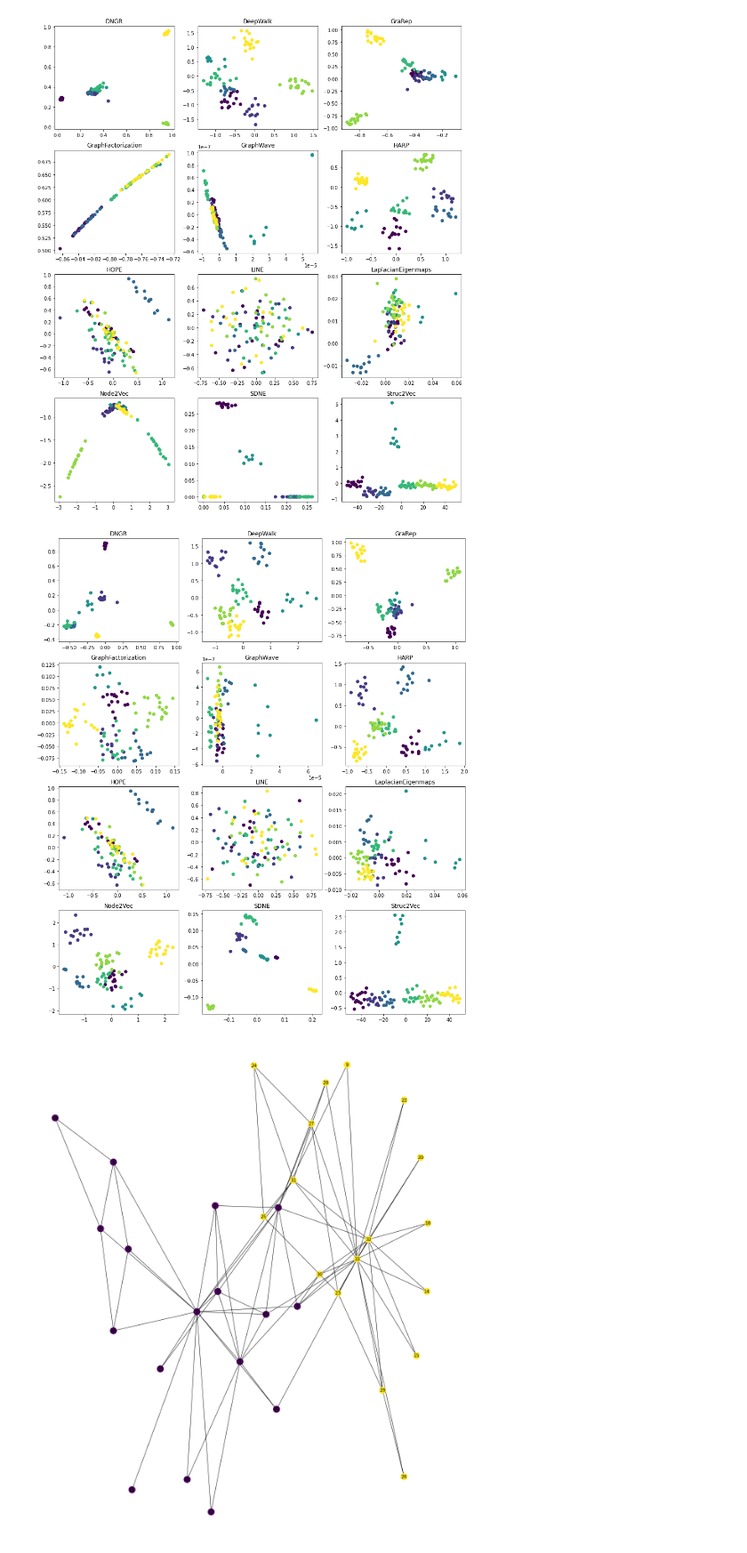
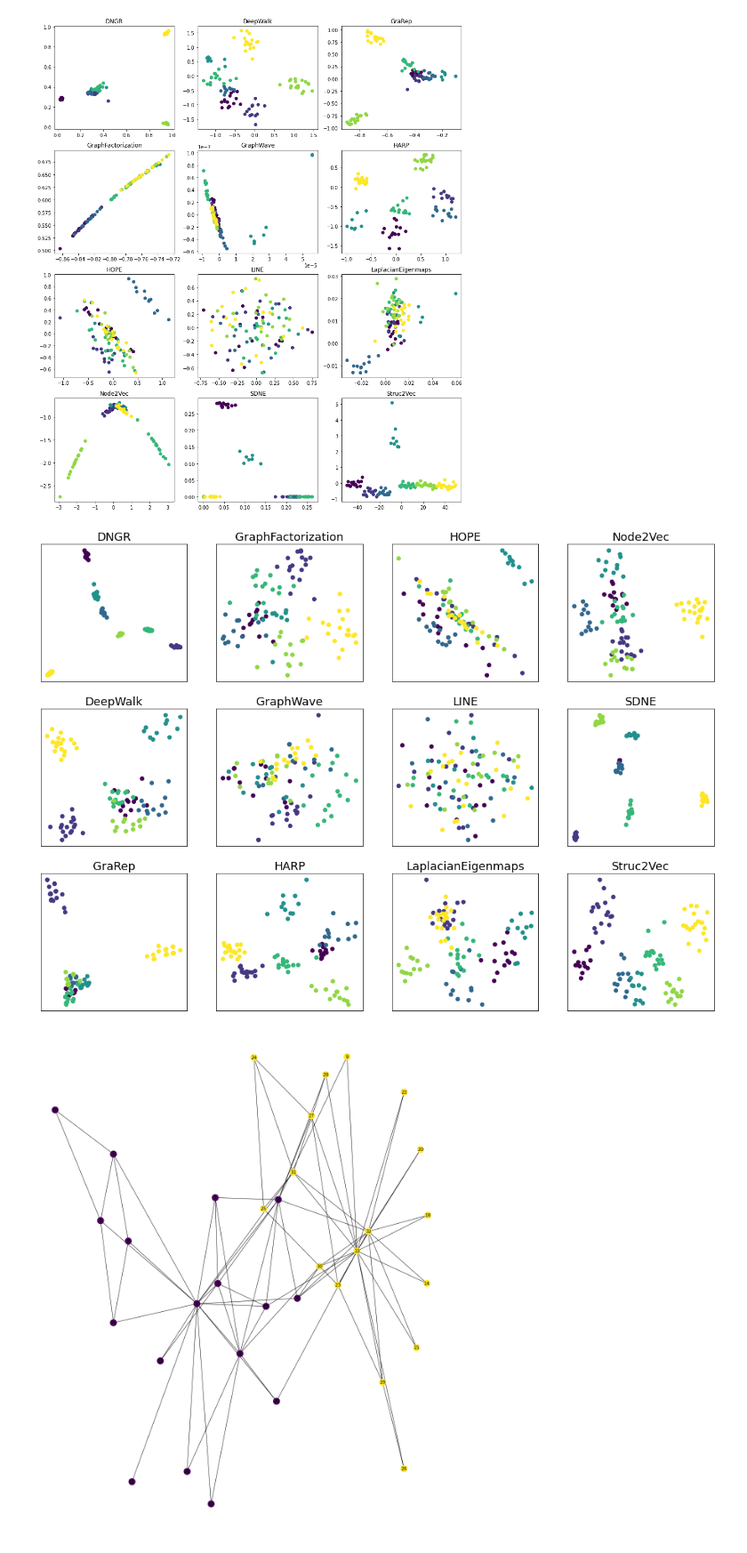
Before and after one commit to lukaszbrzozowski/ReLeGy, a Jupyter notebook: Analysis/SyntheticGraphsAnalysis.ipynb, the cells around one changed output. Shown at 89% size. Saved outputs shown, nothing was run; the diff lists cells and outputs as text; code cells hidden in the pictures.

```diff
--- a/Analysis/SyntheticGraphsAnalysis.ipynb
+++ b/Analysis/SyntheticGraphsAnalysis.ipynb
@@ -154,21 +155,24 @@ for name, class_handle in get_embedding_methods_iterable():
         results_dictionary[name] = class_handle.fast_embed(G, d=5)
         clear_output()
 # %%
-rcParams["figure.figsize"] = 15, 18
-fig, axs = plt.subplots(4, 3)
+rcParams["figure.figsize"] = 19, 13.5
+fig, axs = plt.subplots(3, 4)
 names = list(results_dictionary.keys())
 for i in range(len(names)):
-    ix_x = i // 3
-    ix_y = i % 3
+    ix_x = i % 3
+    ix_y = i // 3
     cur_Z = results_dictionary[names[i]]
     if cur_Z.shape[1] != 2:
         ss = StandardScaler().fit_transform(cur_Z)
         pca_Z = PCA(n_components=2).fit_transform(cur_Z)
         cur_Z = pca_Z
     axs[ix_x, ix_y].scatter(cur_Z[:, 0], cur_Z[:, 1], c=labels)
-    axs[ix_x, ix_y].set_title(names[i])
+    axs[ix_x, ix_y].set_title(names[i], size=18)
+    axs[ix_x, ix_y].set_xticks([])
+    axs[ix_x, ix_y].set_yticks([])
+plt.savefig("../../PCA.png")
 # %% [output]
-[figure, old version]
+[figure, new version]
 # %%
 import relegy.graphs as rlr
 # %%
```
Also changed, not shown: parts of 6 cells of this notebook, 1 other file.
